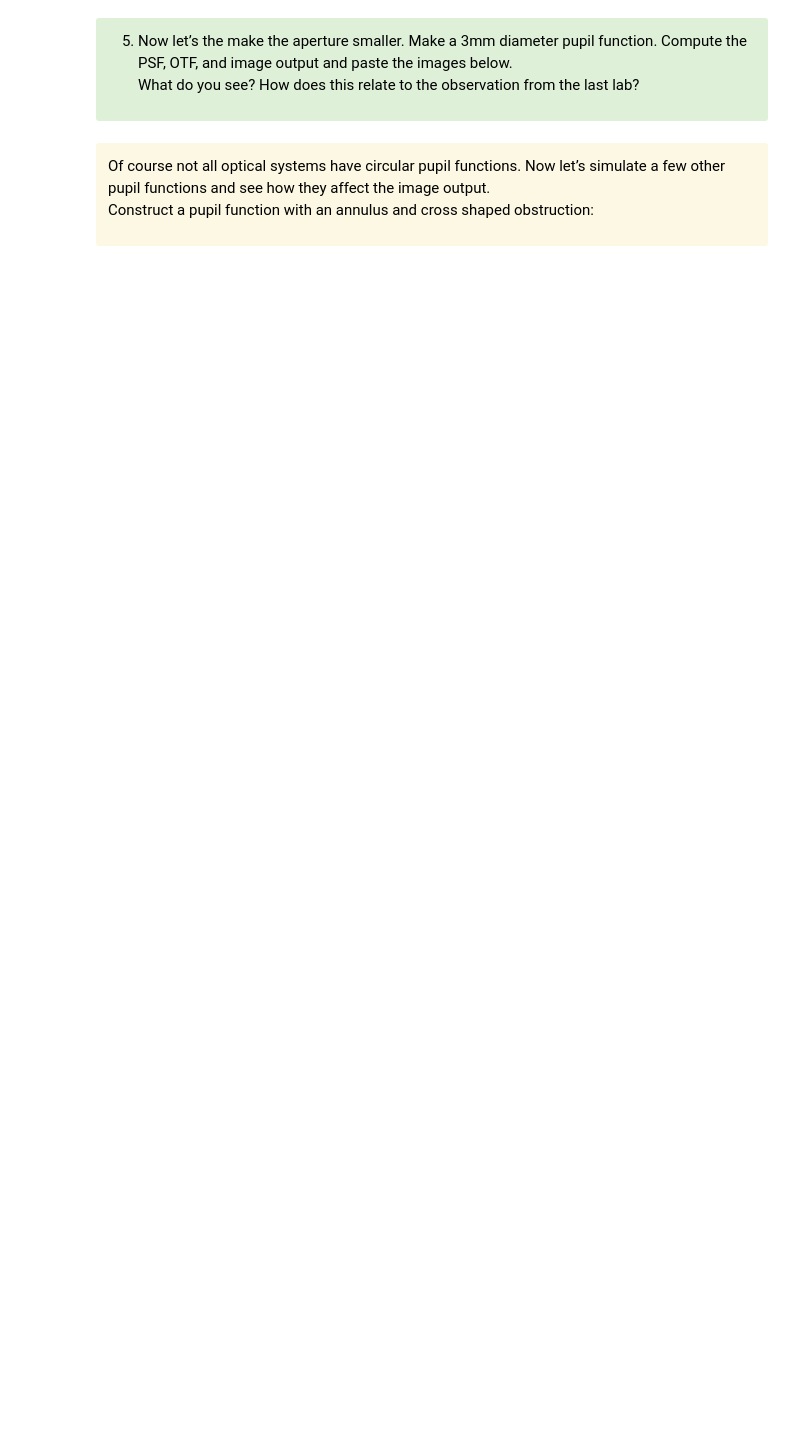
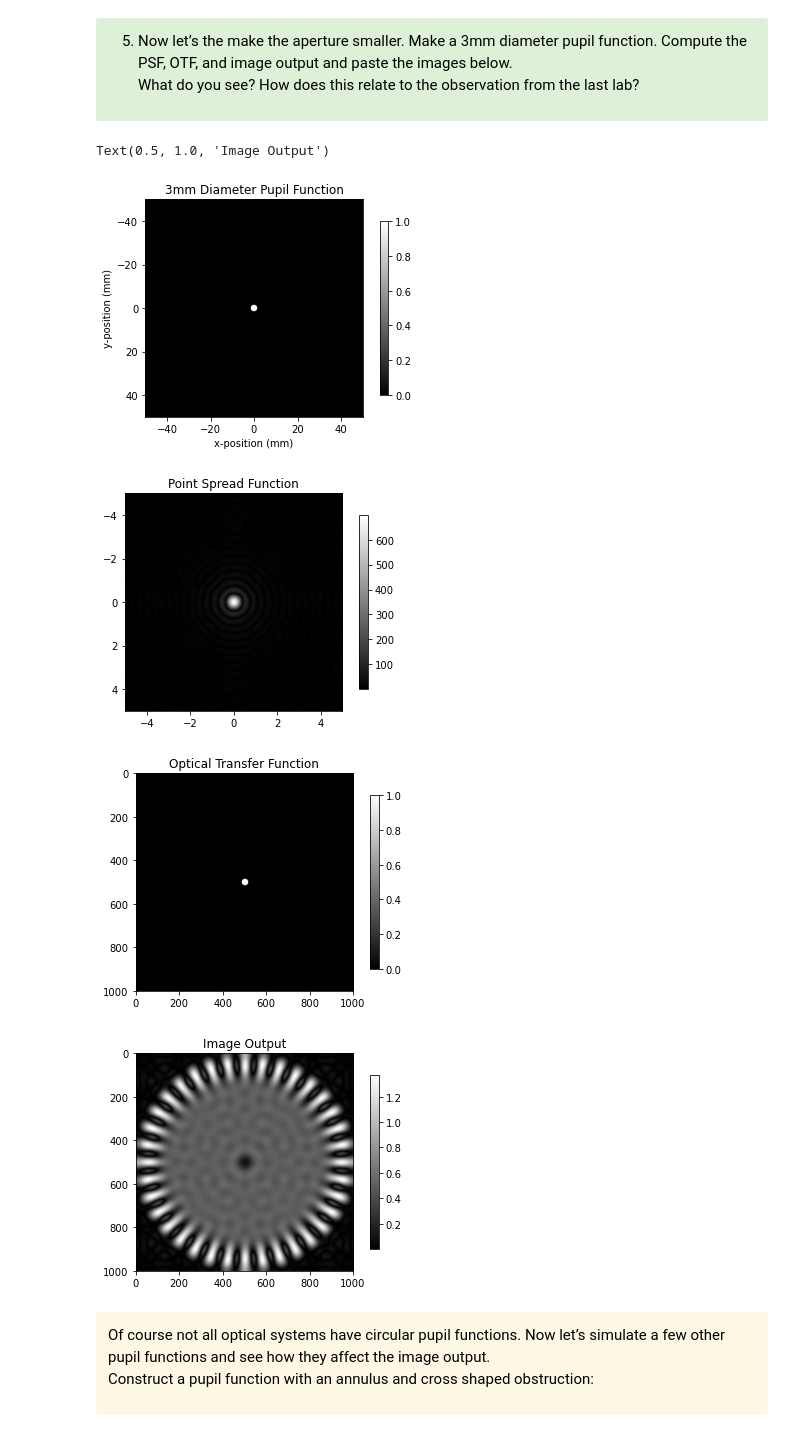
Before and after one commit to dishamishra/Labs_Imager, a Jupyter notebook: Lab3 Part1 (Clean).ipynb, the cells around one changed output. Drawn from its saved outputs; the diff is of its cells as text; code cells hidden in the pictures; blank space fills up the shorter version.

```diff
--- a/Lab3 Part1 (Clean).ipynb
+++ b/Lab3 Part1 (Clean).ipynb
@@ -263,6 +271,47 @@ Use the same axes as above (1001 by 1001 grid with a 0.1 mm sampling interval),
 
 5. Now let’s the make the aperture smaller. Make a 3mm diameter pupil function. Compute the PSF, OTF, and image output and paste the images below. <br/> What do you see? How does this relate to the observation from the last lab?</font>
 </div>
+# %%
+# Pupil Function
+xr = np.linspace(-50,50,1001)
+yr = np.linspace(-50,50,1001)
+fs = 1001/100
+[X,Y] = np.meshgrid(xr,yr)
+P = np.sqrt(X**2 + Y**2) < 3/2
+x=plt.imshow(P, cmap='gray', extent=[-50,50,50,-50])
+plt.colorbar(x,shrink=0.8)
+plt.xlabel("x-position (mm)")
+plt.ylabel("y-position (mm)")
+plt.title("3mm Diameter Pupil Function")
+# Point Spread Function
+plt.figure()
+PSF = fftshift(fft2(ifftshift(P)))
+x=plt.imshow(np.abs(PSF), cmap='gray', extent=[-fs/2,fs/2,fs/2,-fs/2])
+plt.colorbar(x,shrink=0.8)
+plt.title("Point Spread Function")
+# Optical Transfer Function
+plt.figure()
+OTF = fftshift(fft2(ifftshift(PSF)))
+OTF = OTF / OTF[500,500]
+x=plt.imshow(np.abs(OTF), cmap='gray')
+plt.colorbar(x,shrink=0.8)
+plt.title("Optical Transfer Function")
+# Image Output
+plt.figure()
+FT_star = fftshift(fft2(ifftshift(star)))
+FT_output = FT_star * OTF
+img_out = ifftshift(ifft2(fftshift(FT_output)))
+x=plt.imshow(np.abs(img_out), cmap='gray')
+plt.colorbar(x,shrink=0.8)
+plt.title("Image Output")
+# plt.figure()
+# plt.imshow(convolve2d(PSF,star,'same',boundary='wrap'))
+# %% [output]
+Text(0.5, 1.0, 'Image Output')
+[figure, added]
+[figure, added]
+[figure, added]
+[figure, added]
 # %% [markdown]
 <div class="alert alert-block alert-warning">
 <font color='black'>
```
Also changed, not shown: parts of 6 cells of this notebook.
